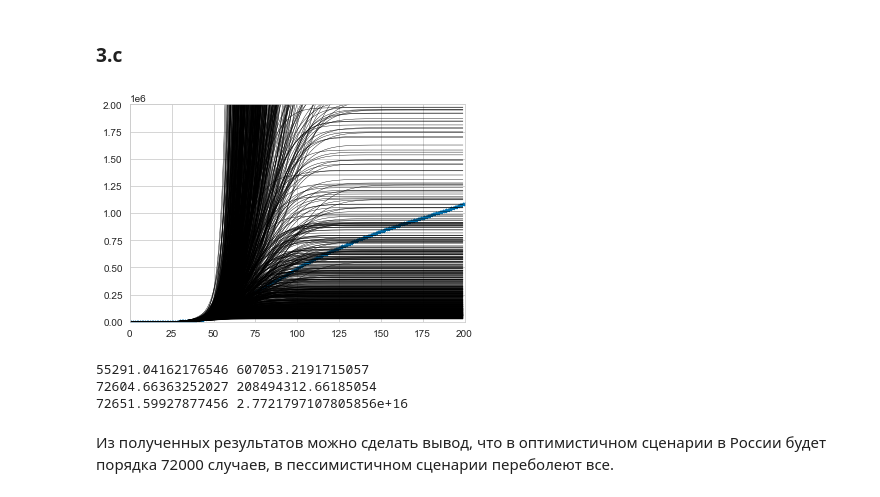
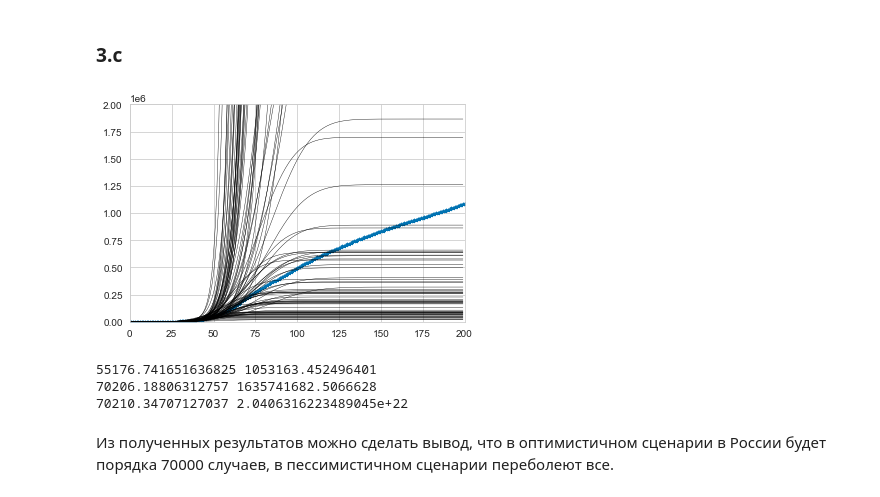
Before and after one commit to neurophysicist/made_ml_2, a Jupyter notebook: ml_hw_1.ipynb, the cells around one changed output. Cells and saved outputs as stored; diff of their text form; code cells hidden in the pictures.

```diff
--- a/ml_hw_1.ipynb
+++ b/ml_hw_1.ipynb
@@ -341,7 +344,7 @@ plt.show()
 def get_disp(X, Y, w0, w1, w2):
     return np.sum((Y - w0 - X * w1 - X**2 * w2)**2) / len(X)
 # %%
-disp = get_disp(train_data_russia['days'].to_numpy(), train_data_russia['new_cases'].to_numpy(), exp_model.intercept_, exp_model.coef_[0], exp_model.coef_[1])
+disp = get_disp(train_data_russia['days'].to_numpy(), train_data_russia['new_cases'].to_numpy(), exp_model.intercept_, probit_model.coef_[0], probit_model.coef_[1])
 # %%
 sigma = math.sqrt(disp)
 # %%
@@ -376,15 +379,15 @@ def plot_sample_sigmoids(sigma, n=100, xlim=(0, 200), ylim=(0, 10000), days_to_s
         plt.scatter(days, cases, marker='*', s=10)
     return cases_num
 # %%
-cases_num = plot_sample_sigmoids(sigma, 1000, xlim=(0, 200), ylim=(0, 2000000), days=data_russia['days'].to_numpy(), cases=data_russia['total_cases'].to_numpy())
+cases_num = plot_sample_sigmoids(sigma, 100, xlim=(0, 200), ylim=(0, 2000000), days=data_russia['days'].to_numpy(), cases=data_russia['total_cases'].to_numpy())
 # %% [output]
-[figure, old version]
+[figure, new version]
 # %%
 for i in range(3):
     print(np.percentile(cases_num[i], 10), np.percentile(cases_num[i], 90))
 # %% [output]
-55291.04162176546 607053.2191715057
-72604.66363252027 208494312.66185054
-72651.59927877456 2.7721797107805856e+16
+55176.741651636825 1053163.452496401
+70206.18806312757 1635741682.5066628
+70210.34707127037 2.0406316223489045e+22
 # %% [markdown]
-Из полученных результатов можно сделать вывод, что в оптимистичном сценарии в России будет порядка 72000 случаев, в пессимистичном сценарии переболеют все.
+Из полученных результатов можно сделать вывод, что в оптимистичном сценарии в России будет порядка 70000 случаев, в пессимистичном сценарии переболеют все.
```
Also changed, not shown: parts of 19 cells of this notebook.
